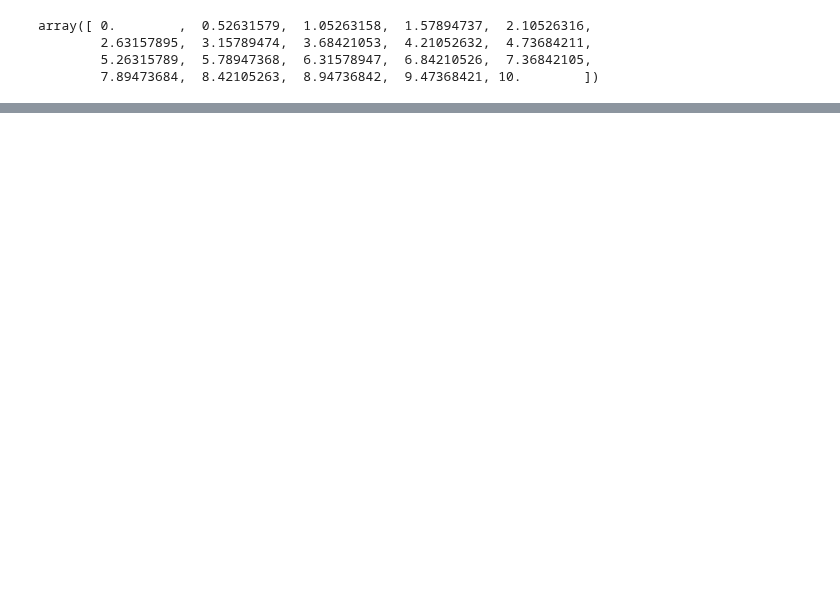
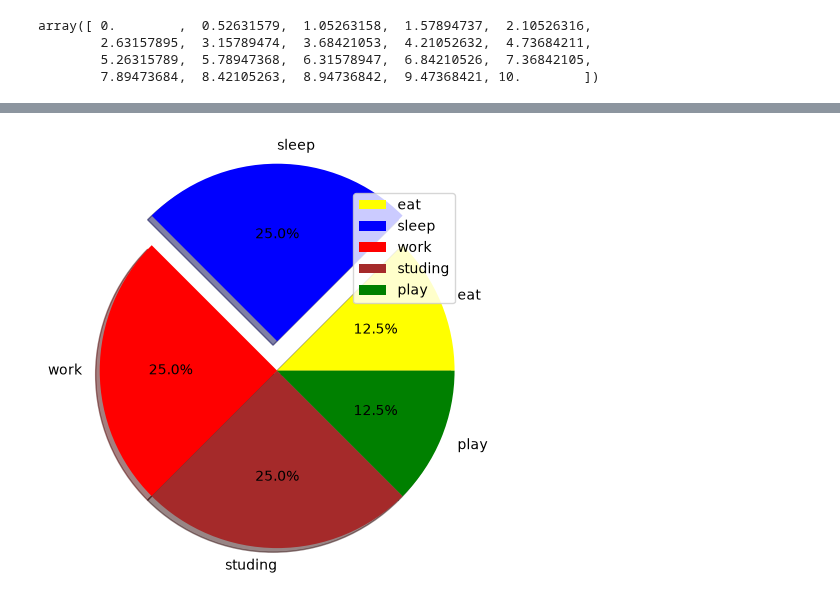
Before and after one commit to antoniorcn/fatec-2026-2s, a Jupyter notebook: itq-dsm-pln/aula07/Plot 1.ipynb, the cells around one changed output, grey strips where cells are left out. Cells and saved outputs as stored; diff of their text form; code cells hidden in the pictures; blank space fills up the shorter version.

```diff
--- a/itq-dsm-pln/aula07/Plot 1.ipynb
+++ b/itq-dsm-pln/aula07/Plot 1.ipynb
@@ -56,0 +82,17 @@ plt.show()
+# %%
+activities = ['eat', 'sleep', 'work', 'studing', 'play']
+
+slices = [3, 6, 6, 6, 3]
+
+colors = ['yellow', 'blue', 'red', 'brown', 'green']
+
+# plotting the pie chart
+plt.pie( slices, labels = activities,
+		colors=colors, startangle=0,
+		shadow = True,
+		explode = (0, 0.2, 0, 0, 0),
+		radius = 1.2, autopct = '%1.1f%%')
+plt.legend(loc="upper right")
+plt.show()
+# %% [output]
+[figure, added]
```
Also changed, not shown: parts of 7 cells of this notebook.
